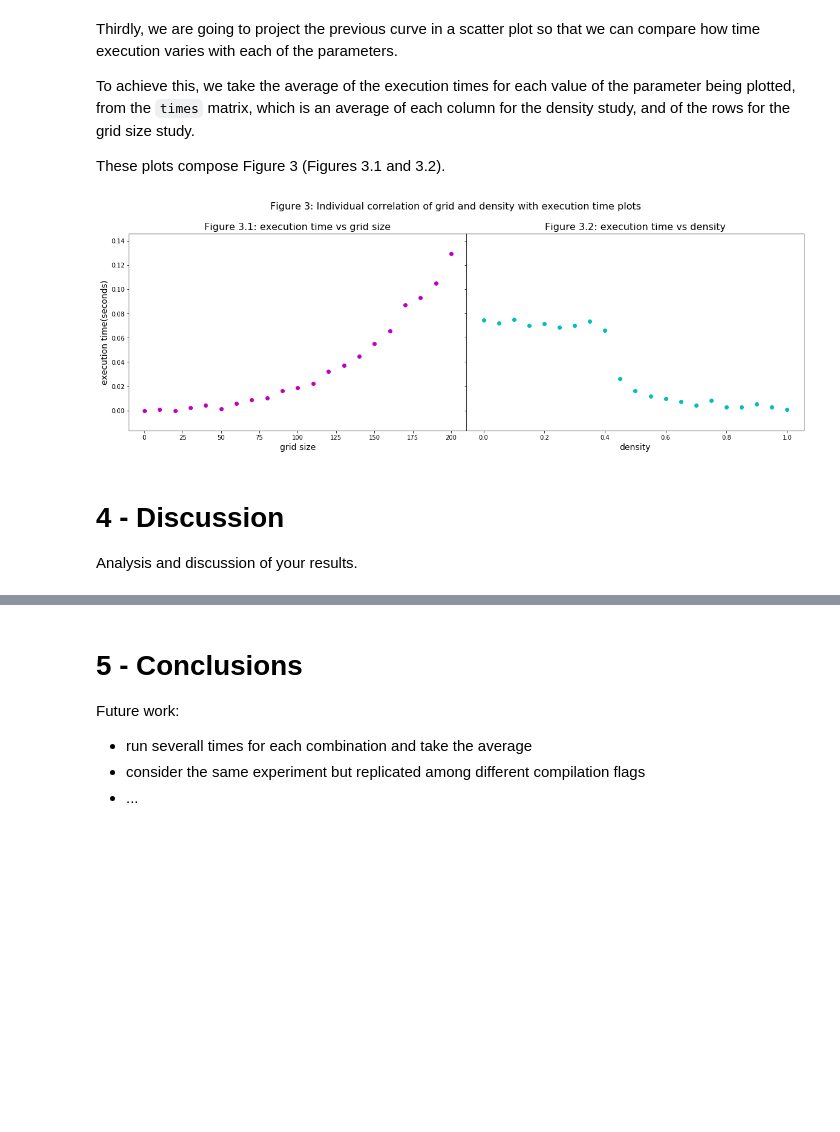
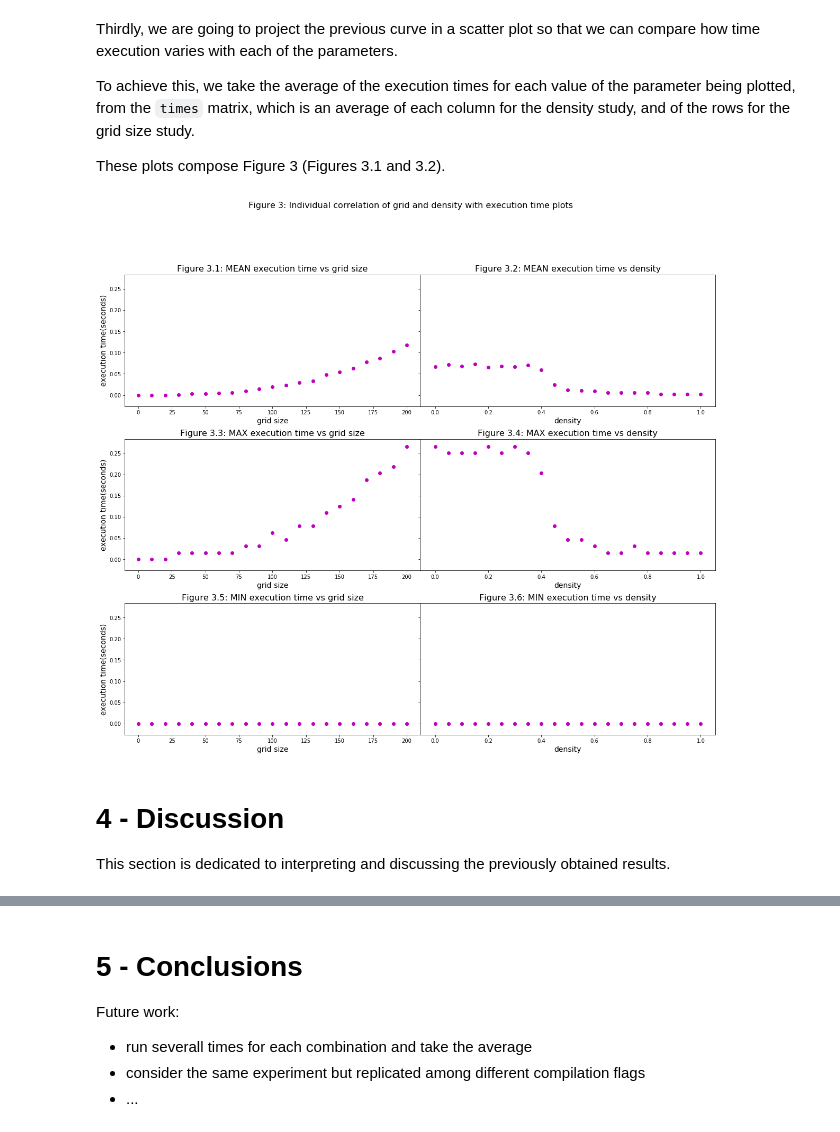
Before and after one commit to msramalho/uoe-programming-skills, a Jupyter notebook: performance/performance_report.ipynb, the cells around one changed output, grey strips where cells are left out. Drawn from its saved outputs; the diff is of its cells as text; code cells hidden in the pictures; blank space fills up the shorter version.

Commit message:
advanced the discussion of results section

```diff
--- a/performance/performance_report.ipynb
+++ b/performance/performance_report.ipynb
@@ -172,22 +174,28 @@ Thirdly, we are going to project the previous curve in a scatter plot so that we
 To achieve this, we take the average of the execution times for each value of the parameter being plotted, from the `times` matrix, which is an average of each column for the density study, and of the rows for the grid size study.
 
 These plots compose Figure 3 (Figures 3.1 and 3.2).
+# %%
+def plot_custom_scatter(ax, num, X, Y, name, ylabel=False):
+    param = "grid size" if ylabel else "density"
+    ax.scatter(X, Y, c="m")
+    if ylabel: ax.set_ylabel("execution time(seconds)", size=14)
+    ax.set_title("Figure %s: %s execution time vs %s" % (num, name, param), size=16)
+    ax.set_xlabel(param, size=14)
 # %%
 # create the figure with accurate descriptions
-fig, (ax1, ax2) = plt.subplots(1, 2, sharey=True, figsize=(20,6))
-fig.subplots_adjust(wspace=0)
+fig, ((ax1, ax2), (ax3, ax4), (ax5, ax6)) = plt.subplots(3, 2, sharey=True, figsize=(20,16))
+fig.subplots_adjust(wspace=0, hspace=0.25)
 fig.suptitle("Figure 3: Individual correlation of grid and density with execution time plots", fontsize=16, y=1);
-# left plot
-ax1.scatter(grids, np.mean(times, axis=1), c="m")
-ax1.set_ylabel("execution time(seconds)", size=14)
-ax1.set_title("Figure 3.1: execution time vs grid size", size=16)
-ax1.set_xlabel("grid size", size=14)
-# right plot
-ax2.scatter(rhos, np.mean(times, axis=0), c="c")
-ax2.set_title("Figure 3.2: execution time vs density", size=16)
-ax2.set_xlabel("density", size=14);
+# plot each subplot
+plot_custom_scatter(ax1, "3.1", grids, np.mean(times, axis=1), "MEAN", True)
+plot_custom_scatter(ax2, "3.2", rhos,  np.mean(times, axis=0), "MEAN")
+plot_custom_scatter(ax3, "3.3", grids, np.max(times, axis=1), "MAX", True)
+plot_custom_scatter(ax4, "3.4", rhos,  np.max(times, axis=0), "MAX")
+plot_custom_scatter(ax5, "3.5", grids, np.min(times, axis=1), "MIN", True)
+plot_custom_scatter(ax6, "3.6", rhos,  np.min(times, axis=0), "MIN")
 # %% [output]
-[figure, old version]
+[figure, new version]
 # %% [markdown]
 # 4 - Discussion
-Analysis and discussion of your results.
+<!-- Analysis and discussion of your results.-->
+This section is dedicated to interpreting and discussing the previously obtained results.
```
Also changed, not shown: parts of 6 cells of this notebook.
